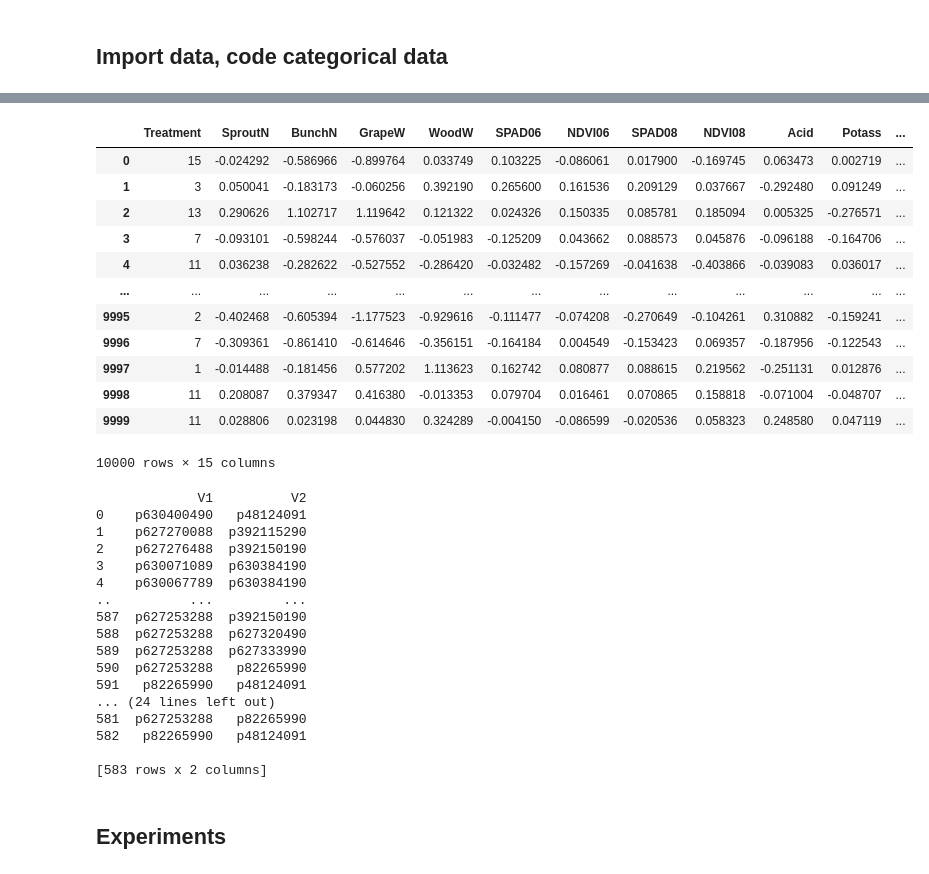
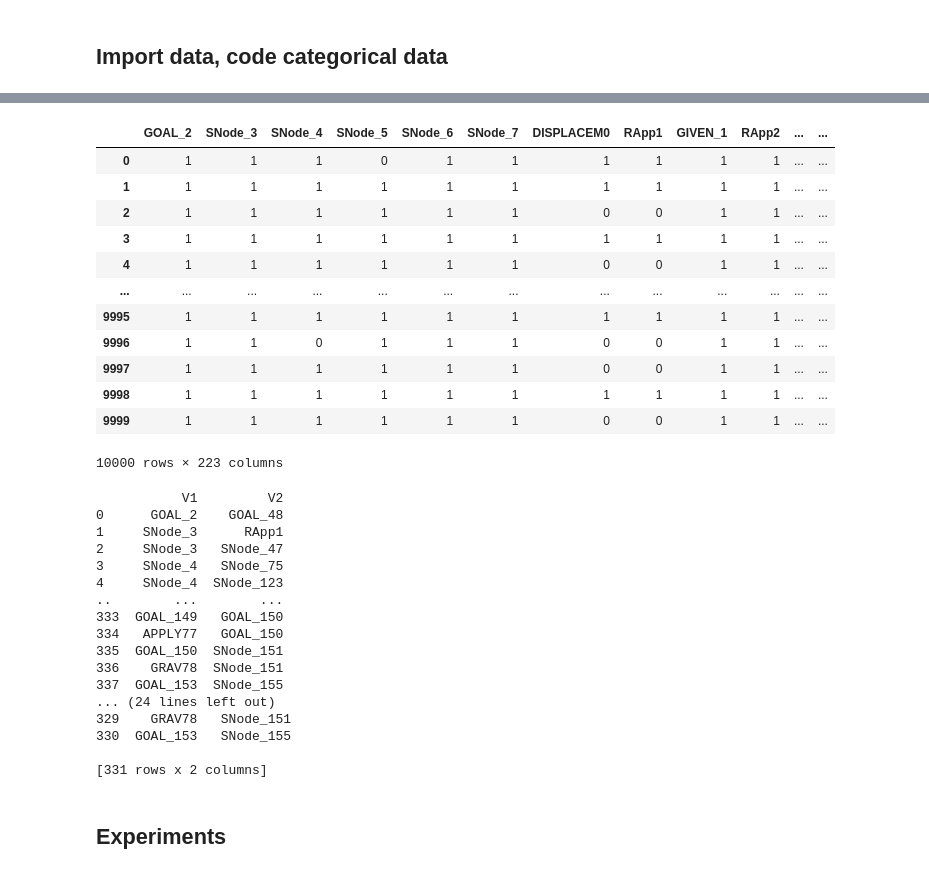
Before and after one commit to jrzkaminski/BAMT-old, a Jupyter notebook: BigBraveBN_random_comparison.ipynb, the cells around one changed output, grey strips where cells are left out. Saved outputs shown, nothing was run; the diff lists cells and outputs as text; code cells hidden in the pictures.

```diff
--- a/BigBraveBN_random_comparison.ipynb
+++ b/BigBraveBN_random_comparison.ipynb
@@ -166,4 +173,4 @@ def get_possible_edges_by_brave(df, proximity_matrix, n_nearest=5, threshold=.3)
 # %%
-df = pd.read_csv('data/pigs.csv')
+df = pd.read_csv(f'data/{dataset}.csv')
 df
 # %% [output]
@@ -203,47 +210,47 @@ get_nodes_type(df)
 # %%
-# df_coded, coder = code_categories(df, 'label', ['Treatment'])
-# df_coded
+df_coded, coder = code_categories(df, 'label', df.columns)
+df_coded
 # %% [output]
-|  | Treatment | SproutN | BunchN | GrapeW | WoodW | SPAD06 | NDVI06 | SPAD08 | NDVI08 | Acid | Potass | ... |
-| 0 | 15 | -0.024292 | -0.586966 | -0.899764 | 0.033749 | 0.103225 | -0.086061 | 0.017900 | -0.169745 | 0.063473 | 0.002719 | ... |
-| 1 | 3 | 0.050041 | -0.183173 | -0.060256 | 0.392190 | 0.265600 | 0.161536 | 0.209129 | 0.037667 | -0.292480 | 0.091249 | ... |
-| 2 | 13 | 0.290626 | 1.102717 | 1.119642 | 0.121322 | 0.024326 | 0.150335 | 0.085781 | 0.185094 | 0.005325 | -0.276571 | ... |
-| 3 | 7 | -0.093101 | -0.598244 | -0.576037 | -0.051983 | -0.125209 | 0.043662 | 0.088573 | 0.045876 | -0.096188 | -0.164706 | ... |
-| 4 | 11 | 0.036238 | -0.282622 | -0.527552 | -0.286420 | -0.032482 | -0.157269 | -0.041638 | -0.403866 | -0.039083 | 0.036017 | ... |
+|  | GOAL_2 | SNode_3 | SNode_4 | SNode_5 | SNode_6 | SNode_7 | DISPLACEM0 | RApp1 | GIVEN_1 | RApp2 | ... | ... |
+| 0 | 1 | 1 | 1 | 0 | 1 | 1 | 1 | 1 | 1 | 1 | ... | ... |
+| 1 | 1 | 1 | 1 | 1 | 1 | 1 | 1 | 1 | 1 | 1 | ... | ... |
+| 2 | 1 | 1 | 1 | 1 | 1 | 1 | 0 | 0 | 1 | 1 | ... | ... |
+| 3 | 1 | 1 | 1 | 1 | 1 | 1 | 1 | 1 | 1 | 1 | ... | ... |
+| 4 | 1 | 1 | 1 | 1 | 1 | 1 | 0 | 0 | 1 | 1 | ... | ... |
 | ... | ... | ... | ... | ... | ... | ... | ... | ... | ... | ... | ... | ... |
-| 9995 | 2 | -0.402468 | -0.605394 | -1.177523 | -0.929616 | -0.111477 | -0.074208 | -0.270649 | -0.104261 | 0.310882 | -0.159241 | ... |
-| 9996 | 7 | -0.309361 | -0.861410 | -0.614646 | -0.356151 | -0.164184 | 0.004549 | -0.153423 | 0.069357 | -0.187956 | -0.122543 | ... |
-| 9997 | 1 | -0.014488 | -0.181456 | 0.577202 | 1.113623 | 0.162742 | 0.080877 | 0.088615 | 0.219562 | -0.251131 | 0.012876 | ... |
-| 9998 | 11 | 0.208087 | 0.379347 | 0.416380 | -0.013353 | 0.079704 | 0.016461 | 0.070865 | 0.158818 | -0.071004 | -0.048707 | ... |
-| 9999 | 11 | 0.028806 | 0.023198 | 0.044830 | 0.324289 | -0.004150 | -0.086599 | -0.020536 | 0.058323 | 0.248580 | 0.047119 | ... |
+| 9995 | 1 | 1 | 1 | 1 | 1 | 1 | 1 | 1 | 1 | 1 | ... | ... |
+| 9996 | 1 | 1 | 0 | 1 | 1 | 1 | 0 | 0 | 1 | 1 | ... | ... |
+| 9997 | 1 | 1 | 1 | 1 | 1 | 1 | 0 | 0 | 1 | 1 | ... | ... |
+| 9998 | 1 | 1 | 1 | 1 | 1 | 1 | 1 | 1 | 1 | 1 | ... | ... |
+| 9999 | 1 | 1 | 1 | 1 | 1 | 1 | 0 | 0 | 1 | 1 | ... | ... |
-10000 rows × 15 columns
+10000 rows × 223 columns
 # %%
 structure_right = pd.read_csv(
-    'data/pigs_true.csv')
+    f'data/{dataset}_true.csv')
 sparsebn_edges = pd.read_csv(
-    'data/pigs_sparsebn.csv')
+    f'data/{dataset}_sparsebn.csv')
 bidag_edges = pd.read_csv(
-    'data/pigs_bidag.csv')
+    f'data/{dataset}_bidag.csv')
 
 print(structure_right, sparsebn_edges, bidag_edges)
 # %% [output]
-             V1          V2
-0    p630400490   p48124091
-1    p627270088  p392115290
-2    p627276488  p392150190
-3    p630071089  p630384190
-4    p630067789  p630384190
-..          ...         ...
-587  p627253288  p392150190
-588  p627253288  p627320490
-589  p627253288  p627333990
-590  p627253288   p82265990
-591   p82265990   p48124091
+           V1         V2
+0      GOAL_2    GOAL_48
+1     SNode_3      RApp1
+2     SNode_3   SNode_47
+3     SNode_4   SNode_75
+4     SNode_4  SNode_123
+..        ...        ...
+333  GOAL_149   GOAL_150
+334   APPLY77   GOAL_150
+335  GOAL_150  SNode_151
+336    GRAV78  SNode_151
+337  GOAL_153  SNode_155
 ... (24 lines left out)
-581  p627253288   p82265990
-582   p82265990   p48124091
+329    GRAV78   SNode_151
+330  GOAL_153   SNode_155
 
-[583 rows x 2 columns]
+[331 rows x 2 columns]
 # %% [markdown]
 ## Experiments
 # %% [markdown]
```
Also changed, not shown: parts of 18 cells of this notebook, 3 other files.
